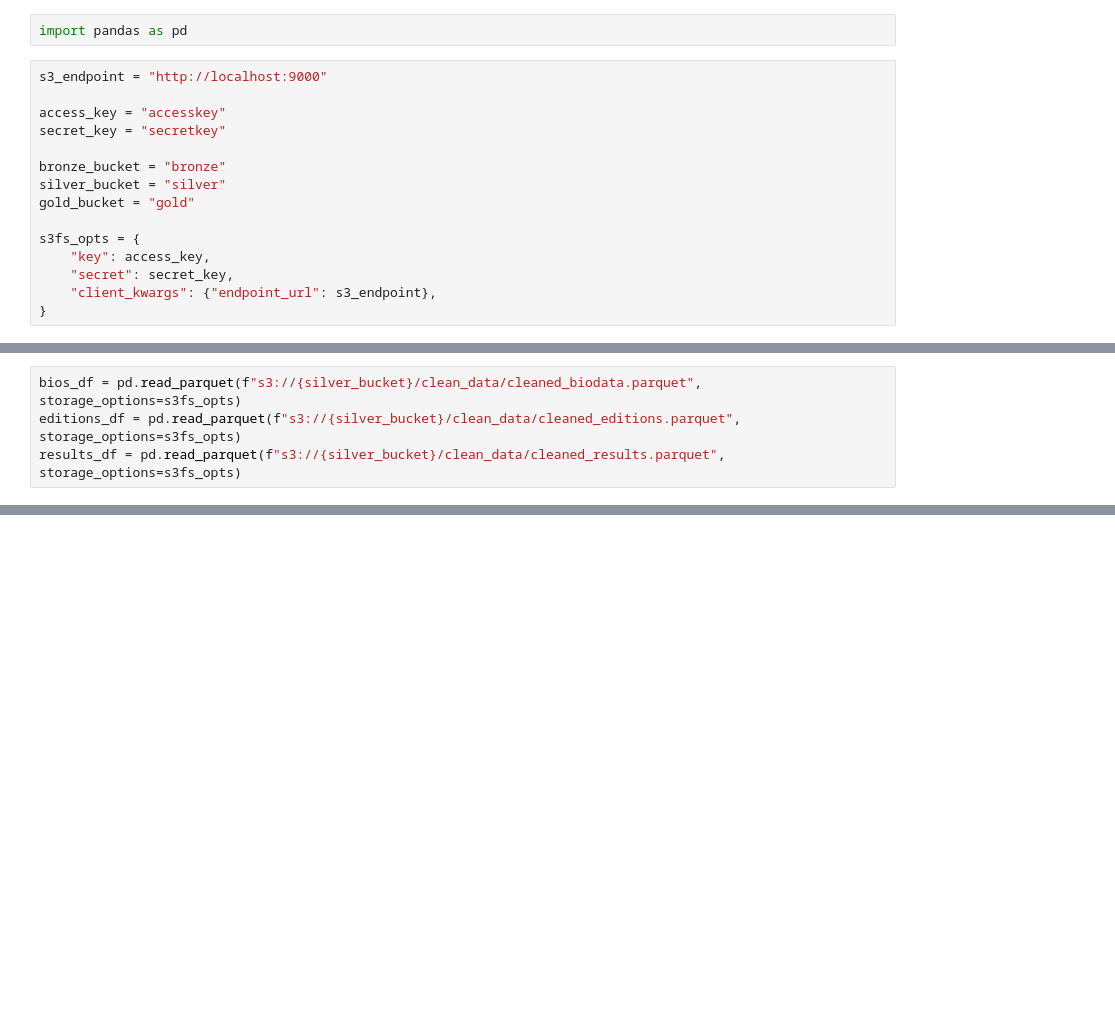
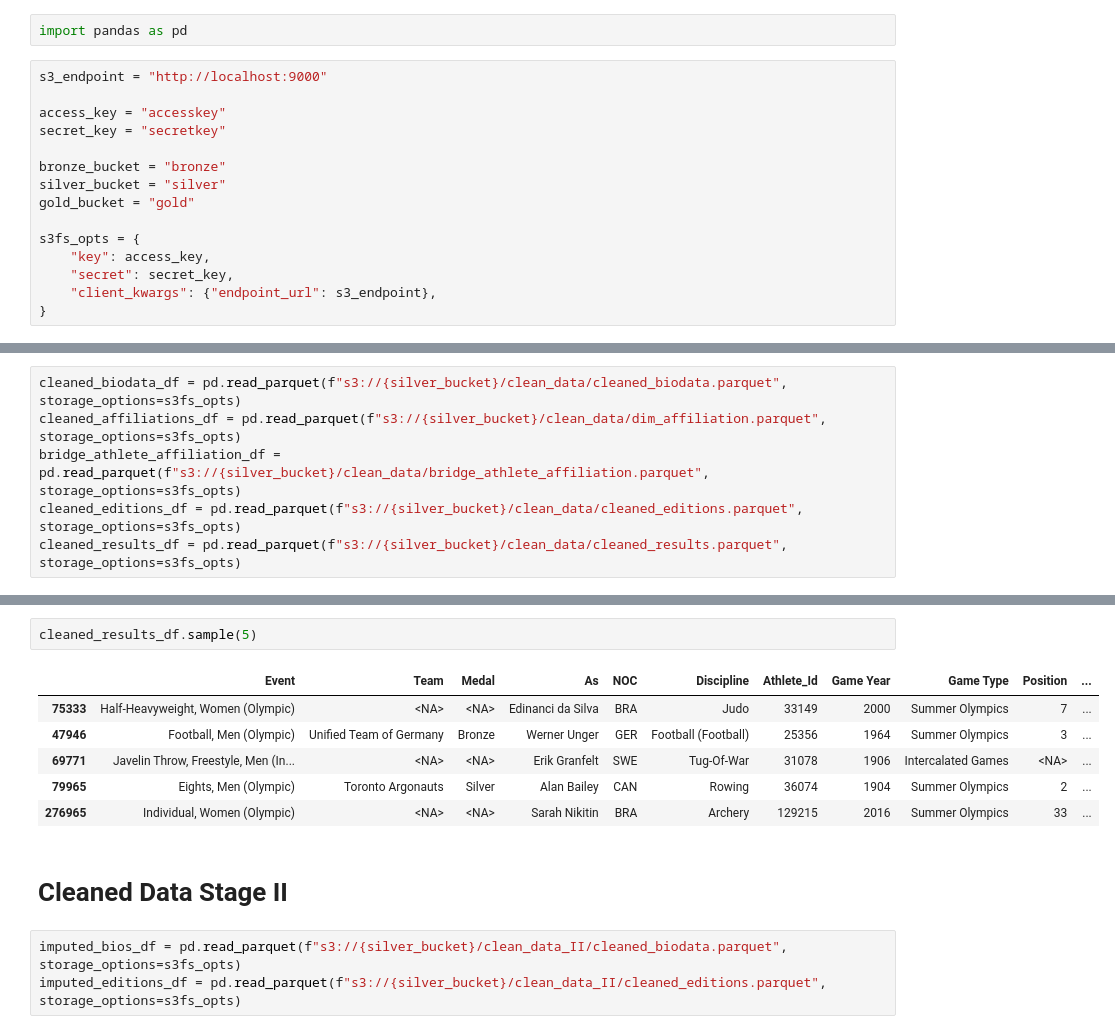
Before and after one commit to Ayham-0010/Olympic-Athletes-ETL, a Jupyter notebook: nootbooks/results_preview.ipynb, the cells around one changed output, grey strips where cells are left out. Drawn from its saved outputs; the diff is of its cells as text; blank space fills up the shorter version.

```diff
--- a/nootbooks/results_preview.ipynb
+++ b/nootbooks/results_preview.ipynb
@@ -18,4 +59,6 @@ s3fs_opts = {
 # %%
-bios_df = pd.read_parquet(f"s3://{silver_bucket}/clean_data/cleaned_biodata.parquet", storage_options=s3fs_opts)
-editions_df = pd.read_parquet(f"s3://{silver_bucket}/clean_data/cleaned_editions.parquet", storage_options=s3fs_opts)
-results_df = pd.read_parquet(f"s3://{silver_bucket}/clean_data/cleaned_results.parquet", storage_options=s3fs_opts)
+cleaned_biodata_df = pd.read_parquet(f"s3://{silver_bucket}/clean_data/cleaned_biodata.parquet", storage_options=s3fs_opts)
+cleaned_affiliations_df = pd.read_parquet(f"s3://{silver_bucket}/clean_data/dim_affiliation.parquet", storage_options=s3fs_opts)
+bridge_athlete_affiliation_df = pd.read_parquet(f"s3://{silver_bucket}/clean_data/bridge_athlete_affiliation.parquet", storage_options=s3fs_opts)
+cleaned_editions_df = pd.read_parquet(f"s3://{silver_bucket}/clean_data/cleaned_editions.parquet", storage_options=s3fs_opts)
+cleaned_results_df = pd.read_parquet(f"s3://{silver_bucket}/clean_data/cleaned_results.parquet", storage_options=s3fs_opts)
@@ -21,0 +101,14 @@ results_df = pd.read_parquet(f"s3://{silver_bucket}/clean_data/cleaned_results.p
+# %%
+cleaned_results_df.sample(5)
+# %% [output]
+|  | Event | Team | Medal | As | NOC | Discipline | Athlete_Id | Game Year | Game Type | Position | ... |
+| 75333 | Half-Heavyweight, Women (Olympic) | <NA> | <NA> | Edinanci da Silva | BRA | Judo | 33149 | 2000 | Summer Olympics | 7 | ... |
+| 47946 | Football, Men (Olympic) | Unified Team of Germany | Bronze | Werner Unger | GER | Football (Football) | 25356 | 1964 | Summer Olympics | 3 | ... |
+| 69771 | Javelin Throw, Freestyle, Men (In... | <NA> | <NA> | Erik Granfelt | SWE | Tug-Of-War | 31078 | 1906 | Intercalated Games | <NA> | ... |
+| 79965 | Eights, Men (Olympic) | Toronto Argonauts | Silver | Alan Bailey | CAN | Rowing | 36074 | 1904 | Summer Olympics | 2 | ... |
+| 276965 | Individual, Women (Olympic) | <NA> | <NA> | Sarah Nikitin | BRA | Archery | 129215 | 2016 | Summer Olympics | 33 | ... |
+# %% [markdown]
+# Cleaned Data Stage II
+# %%
+imputed_bios_df = pd.read_parquet(f"s3://{silver_bucket}/clean_data_II/cleaned_biodata.parquet", storage_options=s3fs_opts)
+imputed_editions_df = pd.read_parquet(f"s3://{silver_bucket}/clean_data_II/cleaned_editions.parquet", storage_options=s3fs_opts)
```
Also changed, not shown: parts of 32 cells of this notebook.
